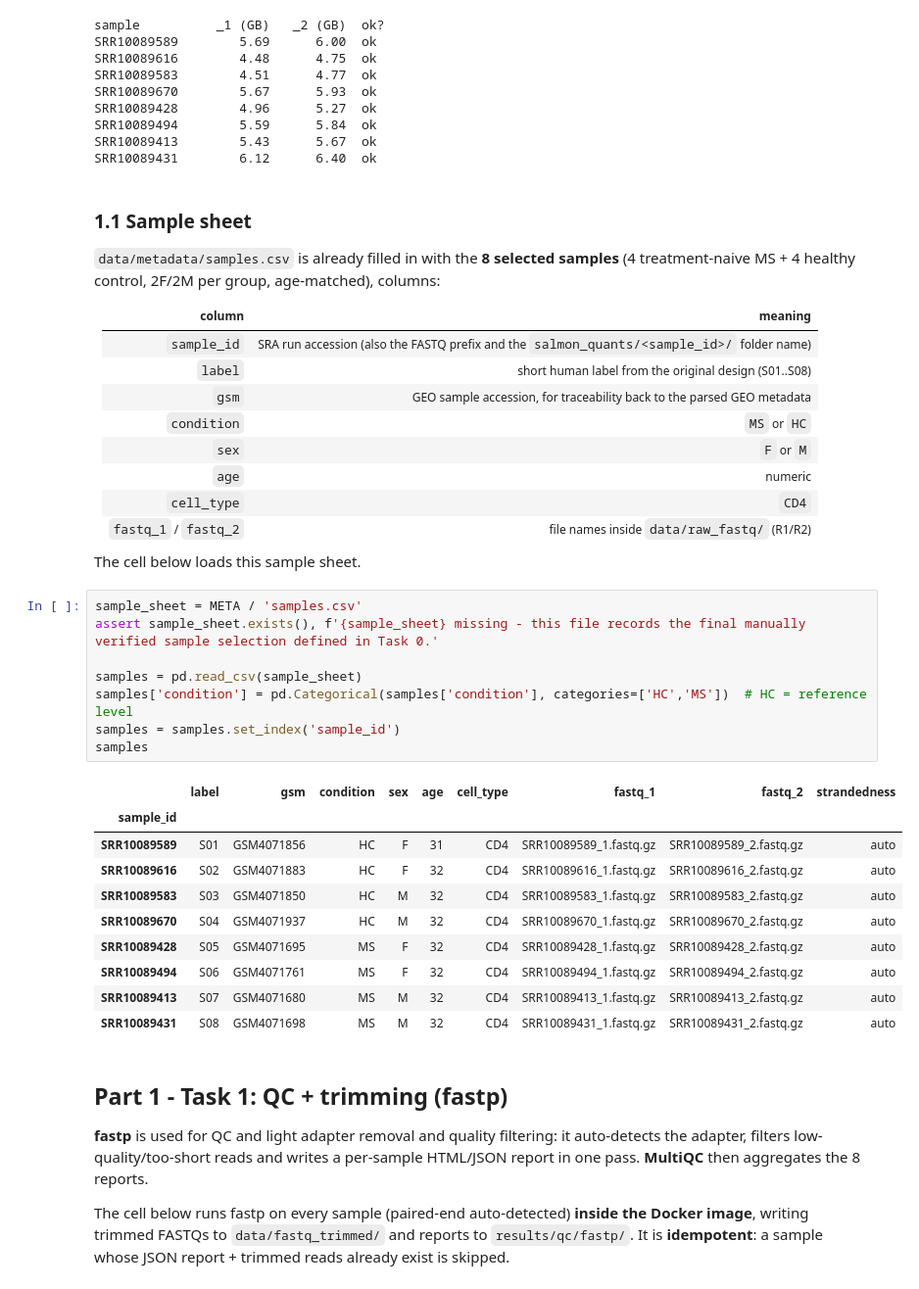
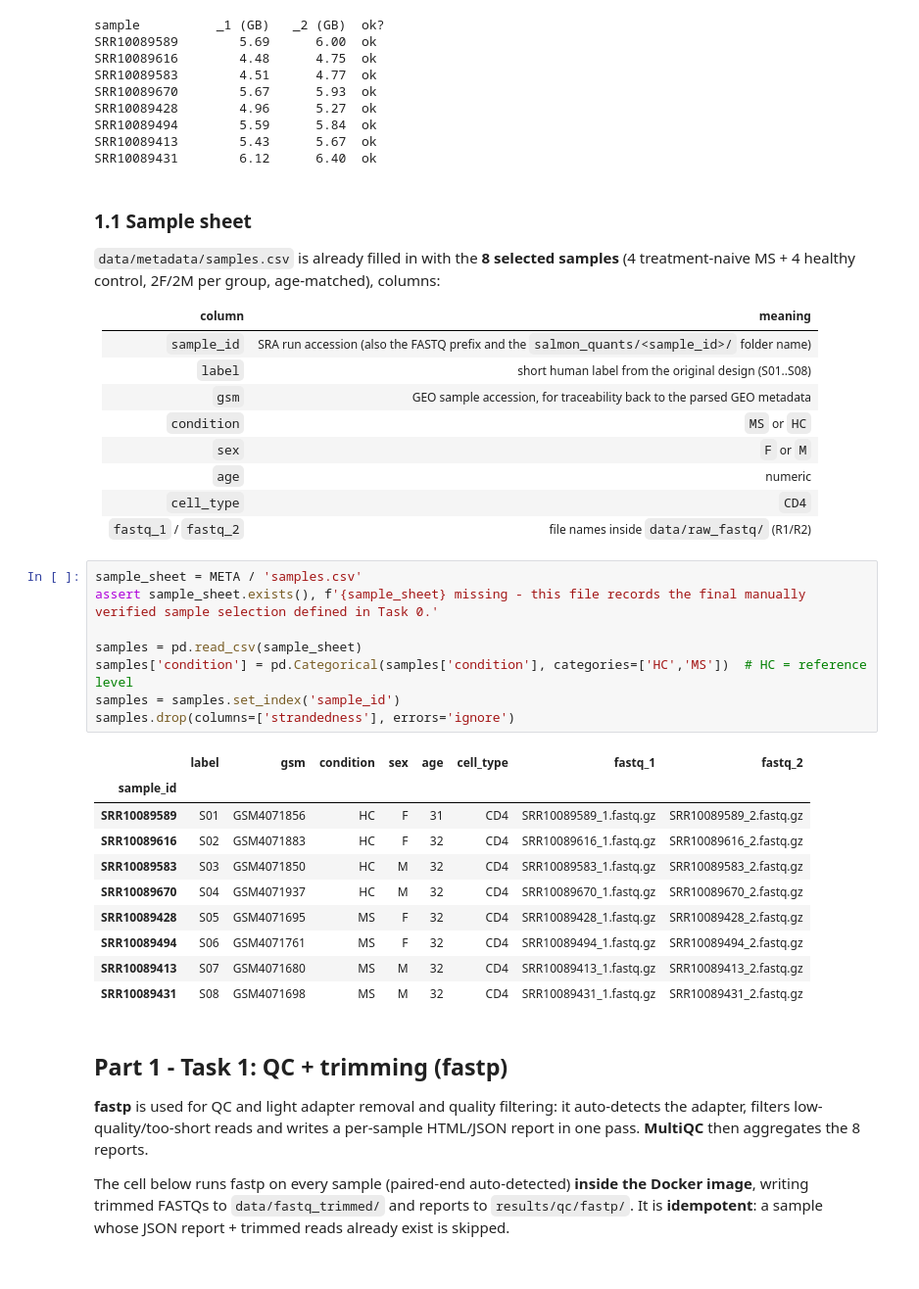
Before and after one commit to ilegul/ms-cd4, a Jupyter notebook: notebooks/BSB_CD4_MS_assignment.ipynb, the cells around one changed output. Shown at 98% size. Cells and saved outputs as stored; diff of their text form.

Commit message:
Sample-sheet and QC display updates

```diff
--- a/notebooks/BSB_CD4_MS_assignment.ipynb
+++ b/notebooks/BSB_CD4_MS_assignment.ipynb
@@ -316,27 +314,25 @@ SRR10089431        6.12      6.40  ok
 | `age` | numeric |
 | `cell_type` | `CD4` |
 | `fastq_1` / `fastq_2` | file names inside `data/raw_fastq/` (R1/R2) |
-
-The cell below loads this sample sheet.
 # %%
 sample_sheet = META / 'samples.csv'
 assert sample_sheet.exists(), f'{sample_sheet} missing - this file records the final manually verified sample selection defined in Task 0.'
 
 samples = pd.read_csv(sample_sheet)
 samples['condition'] = pd.Categorical(samples['condition'], categories=['HC','MS'])  # HC = reference level
 samples = samples.set_index('sample_id')
-samples
+samples.drop(columns=['strandedness'], errors='ignore')
 # %% [output]
-|  | label | gsm | condition | sex | age | cell_type | fastq_1 | fastq_2 | strandedness |
-| sample_id |  |  |  |  |  |  |  |  |  |
-| SRR10089589 | S01 | GSM4071856 | HC | F | 31 | CD4 | SRR10089589_1.fastq.gz | SRR10089589_2.fastq.gz | auto |
-| SRR10089616 | S02 | GSM4071883 | HC | F | 32 | CD4 | SRR10089616_1.fastq.gz | SRR10089616_2.fastq.gz | auto |
-| SRR10089583 | S03 | GSM4071850 | HC | M | 32 | CD4 | SRR10089583_1.fastq.gz | SRR10089583_2.fastq.gz | auto |
-| SRR10089670 | S04 | GSM4071937 | HC | M | 32 | CD4 | SRR10089670_1.fastq.gz | SRR10089670_2.fastq.gz | auto |
-| SRR10089428 | S05 | GSM4071695 | MS | F | 32 | CD4 | SRR10089428_1.fastq.gz | SRR10089428_2.fastq.gz | auto |
-| SRR10089494 | S06 | GSM4071761 | MS | F | 32 | CD4 | SRR10089494_1.fastq.gz | SRR10089494_2.fastq.gz | auto |
-| SRR10089413 | S07 | GSM4071680 | MS | M | 32 | CD4 | SRR10089413_1.fastq.gz | SRR10089413_2.fastq.gz | auto |
-| SRR10089431 | S08 | GSM4071698 | MS | M | 32 | CD4 | SRR10089431_1.fastq.gz | SRR10089431_2.fastq.gz | auto |
+|  | label | gsm | condition | sex | age | cell_type | fastq_1 | fastq_2 |
+| sample_id |  |  |  |  |  |  |  |  |
+| SRR10089589 | S01 | GSM4071856 | HC | F | 31 | CD4 | SRR10089589_1.fastq.gz | SRR10089589_2.fastq.gz |
+| SRR10089616 | S02 | GSM4071883 | HC | F | 32 | CD4 | SRR10089616_1.fastq.gz | SRR10089616_2.fastq.gz |
+| SRR10089583 | S03 | GSM4071850 | HC | M | 32 | CD4 | SRR10089583_1.fastq.gz | SRR10089583_2.fastq.gz |
+| SRR10089670 | S04 | GSM4071937 | HC | M | 32 | CD4 | SRR10089670_1.fastq.gz | SRR10089670_2.fastq.gz |
+| SRR10089428 | S05 | GSM4071695 | MS | F | 32 | CD4 | SRR10089428_1.fastq.gz | SRR10089428_2.fastq.gz |
+| SRR10089494 | S06 | GSM4071761 | MS | F | 32 | CD4 | SRR10089494_1.fastq.gz | SRR10089494_2.fastq.gz |
+| SRR10089413 | S07 | GSM4071680 | MS | M | 32 | CD4 | SRR10089413_1.fastq.gz | SRR10089413_2.fastq.gz |
+| SRR10089431 | S08 | GSM4071698 | MS | M | 32 | CD4 | SRR10089431_1.fastq.gz | SRR10089431_2.fastq.gz |
 # %% [markdown]
 ## Part 1 - Task 1: QC + trimming (fastp)
 
```
Also changed, not shown: parts of 4 cells of this notebook.
